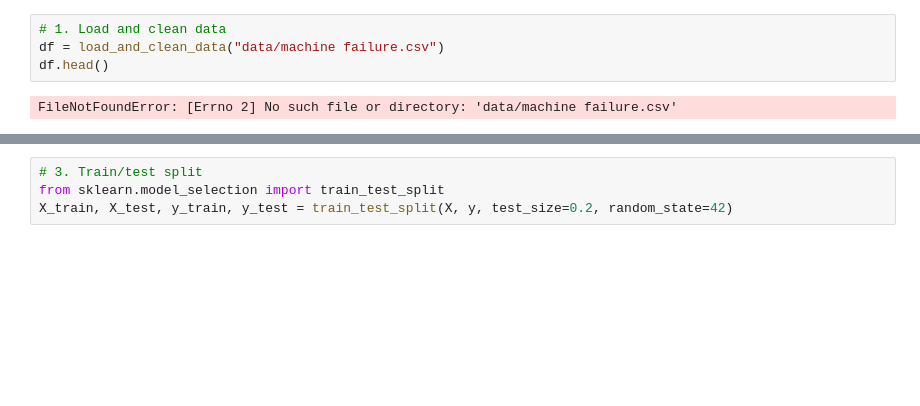
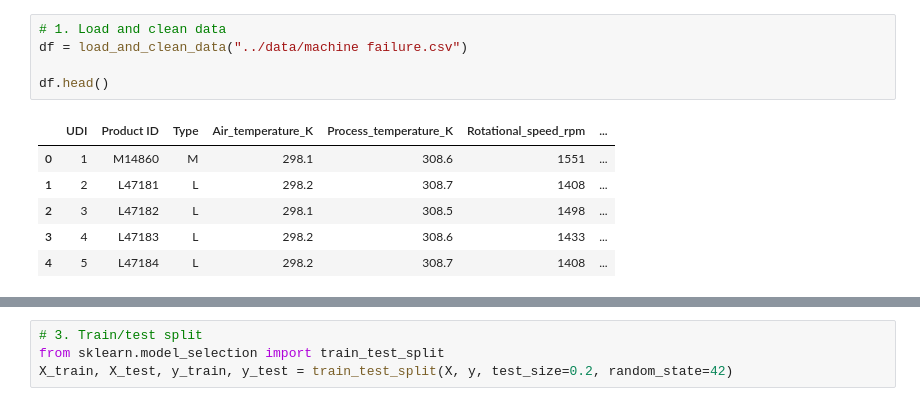
Before and after one commit to pradeepmalar/machine_failure_pred, a Jupyter notebook: notebook/machine_failure.ipynb, the cells around one changed output, grey strips where cells are left out. Drawn from its saved outputs; the diff is of its cells as text; blank space fills up the shorter version.

```diff
--- a/notebook/machine_failure.ipynb
+++ b/notebook/machine_failure.ipynb
@@ -12,9 +20,15 @@ ModuleNotFoundError: No module named 'src'
 # %%
 # 1. Load and clean data
-df = load_and_clean_data("data/machine failure.csv")
+df = load_and_clean_data("../data/machine failure.csv")
+
 df.head()
 # %% [output]
-FileNotFoundError: [Errno 2] No such file or directory: 'data/machine failure.csv'
+|  | UDI | Product ID | Type | Air_temperature_K | Process_temperature_K | Rotational_speed_rpm | ... |
+| 0 | 1 | M14860 | M | 298.1 | 308.6 | 1551 | ... |
+| 1 | 2 | L47181 | L | 298.2 | 308.7 | 1408 | ... |
+| 2 | 3 | L47182 | L | 298.1 | 308.5 | 1498 | ... |
+| 3 | 4 | L47183 | L | 298.2 | 308.6 | 1433 | ... |
+| 4 | 5 | L47184 | L | 298.2 | 308.7 | 1408 | ... |
 # %%
 # 2. Feature engineering
 X, y, scaler = apply_feature_engineering(df)
```
Also changed, not shown: parts of 4 cells of this notebook.
